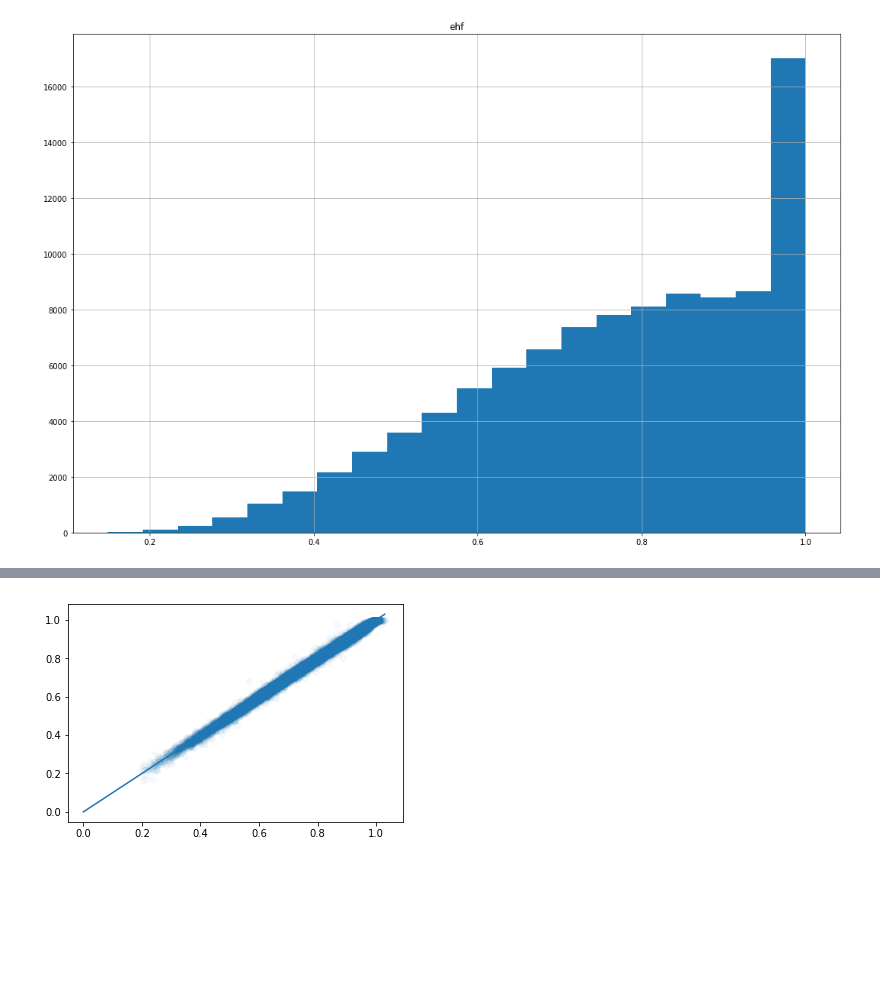
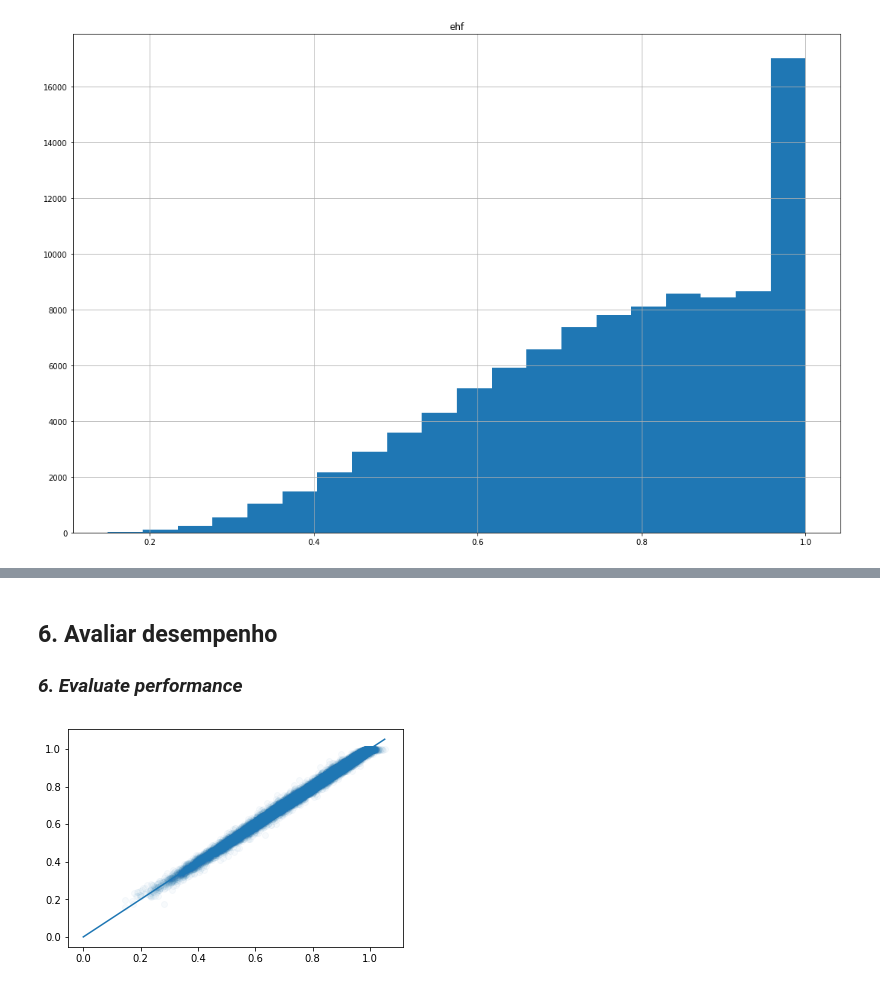
Before and after one commit to marcelosalles/dissertacao, a Jupyter notebook: RNA_EHF.ipynb, the cells around one changed output, grey strips where cells are left out. Saved outputs shown, nothing was run; the diff lists cells and outputs as text; code cells hidden in the pictures; blank space fills up the shorter version.

```diff
--- a/RNA_EHF.ipynb
+++ b/RNA_EHF.ipynb
@@ -87,10 +79,7 @@ def preprocess_targets(dataset, target):
     A DataFrame that contains the target feature.
   """
   output_targets = pd.DataFrame()
-  if target == 'cooling':
-    output_targets[target] = dataset[target]/1000 # Wh to kWh
-  else:
-    output_targets[target] = dataset[target]
+  output_targets[target] = dataset[target]
 
   return output_targets
 # %%
@@ -717,10 +553,10 @@ EHF = train_nn_regression_model(
     batch_size=50,
     hidden_units=[50, 20], # duas camadas
     target=target,
-    training_examples=training_examples,
-    training_targets=training_targets,
-    validation_examples=validation_examples,
-    validation_targets=validation_targets)
+    training_examples=dataset_features,
+    training_targets=dataset_targets,
+    validation_examples=dataset_validation_features,
+    validation_targets=dataset_validation_targets)
 # %% [output]
 Training model...
 RMSE (on training data):
@@ -741,26 +577,22 @@ Final RMSE (on validation data): 0.0130
+# %% [markdown]
+## 6. Avaliar desempenho
+### _6. Evaluate performance_
 # %%
-
-predict_validation_input_fn = lambda: my_input_fn(validation_examples,
-                                                  validation_targets[target],
+predict_validation_input_fn = lambda: my_input_fn(dataset_validation_features,
+                                                  dataset_validation_targets[target],
                                                   num_epochs=1,
                                                   shuffle=False)
 
 validation_predictions = EHF.predict(input_fn=predict_validation_input_fn)
-# validation_predictions = classifier.predict(input_fn=predict_validation_input_fn)
 validation_predictions = np.array([item['predictions'][0] for item in validation_predictions])
 
-d = {'pred': validation_predictions, 'simulado': validation_targets[target]}
+d = {'pred': validation_predictions, 'simulado': dataset_validation_targets[target]}
 plot_df = pd.DataFrame(data = d)
-
-# plot_df['pred'] = plot_df['pred'].apply(lambda x: 0 if x < 0 else x)
-# plot_df['pred'] = plot_df['pred'].apply(lambda x: math.pow(x, 1/5))
-# plot_df['real'] = plot_df['real'].apply(lambda x: math.pow(x, 1/5))
-
 plt.plot([0,max(plot_df['pred'].max(),plot_df['simulado'].max())],[0,max(plot_df['pred'].max(),plot_df['simulado'].max())])
-
 plt.scatter(plot_df['pred'], plot_df['simulado'], alpha = .03)
 
-plot_df.to_csv('ann_validation_'+datetime.today().strftime('%m-%d')+'.csv')
+filename_validation = 'ann_validation_'+datetime.today().strftime('%m-%d')+'.csv'
+plot_df.to_csv(filename_validation)
 # %% [output]
-[figure, old version]
+[figure, new version]
 # %%
```
Also changed, not shown: parts of 44 cells of this notebook, 1 other file.
